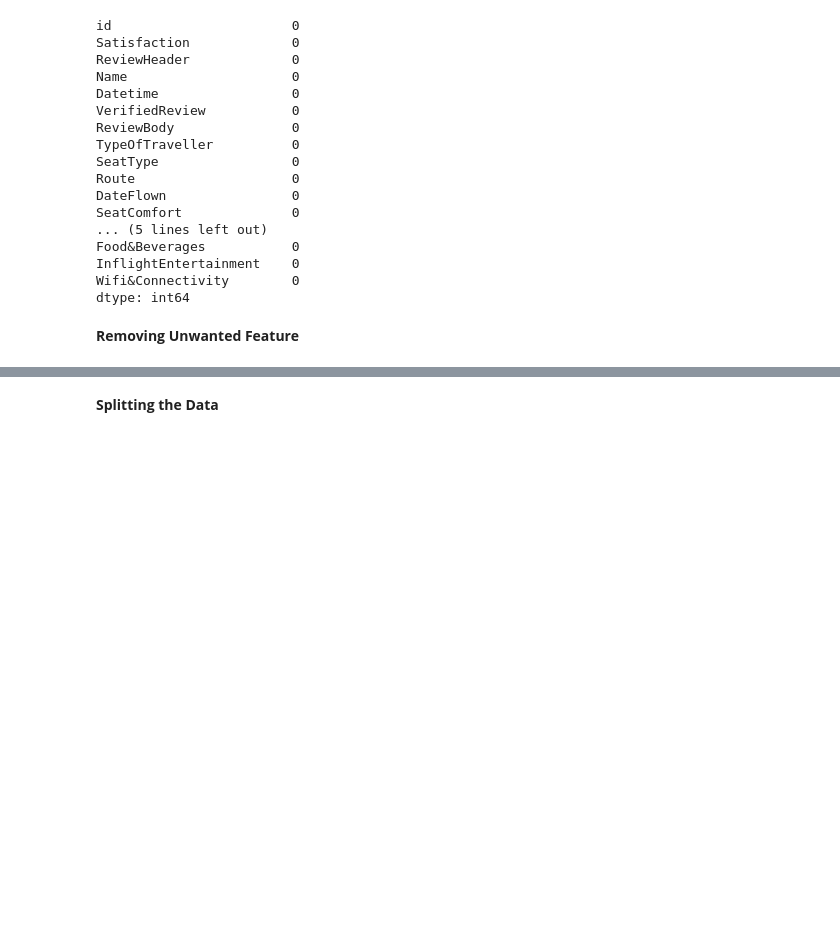
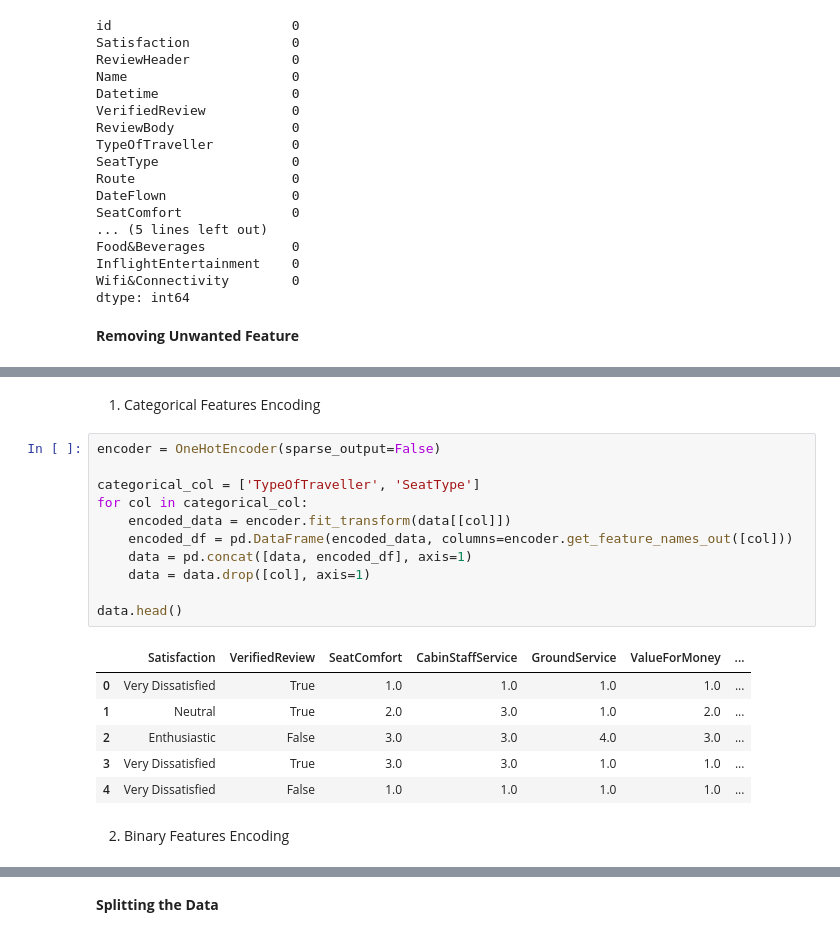
Before and after one commit to WawanWidiantara/Multi-Layer-Perceptron, a Jupyter notebook: AirlineReviews-Classification.ipynb, the cells around one changed output, grey strips where cells are left out. Saved outputs shown, nothing was run; the diff lists cells and outputs as text; blank space fills up the shorter version.

```diff
--- a/AirlineReviews-Classification.ipynb
+++ b/AirlineReviews-Classification.ipynb
@@ -162,3 +163,25 @@ data.head()
+# %% [markdown]
+1. Categorical Features Encoding
+# %%
+encoder = OneHotEncoder(sparse_output=False)
+
+categorical_col = ['TypeOfTraveller', 'SeatType']
+for col in categorical_col:
+    encoded_data = encoder.fit_transform(data[[col]])
+    encoded_df = pd.DataFrame(encoded_data, columns=encoder.get_feature_names_out([col]))
+    data = pd.concat([data, encoded_df], axis=1)
+    data = data.drop([col], axis=1)
+
+data.head()
+# %% [output]
+|  | Satisfaction | VerifiedReview | SeatComfort | CabinStaffService | GroundService | ValueForMoney | ... |
+| 0 | Very Dissatisfied | True | 1.0 | 1.0 | 1.0 | 1.0 | ... |
+| 1 | Neutral | True | 2.0 | 3.0 | 1.0 | 2.0 | ... |
+| 2 | Enthusiastic | False | 3.0 | 3.0 | 4.0 | 3.0 | ... |
+| 3 | Very Dissatisfied | True | 3.0 | 3.0 | 1.0 | 1.0 | ... |
+| 4 | Very Dissatisfied | False | 1.0 | 1.0 | 1.0 | 1.0 | ... |
+# %% [markdown]
+2. Binary Features Encoding
 # %%
 lbenc = LabelEncoder()
 
```
Also changed, not shown: parts of 17 cells of this notebook, 1 other file.
